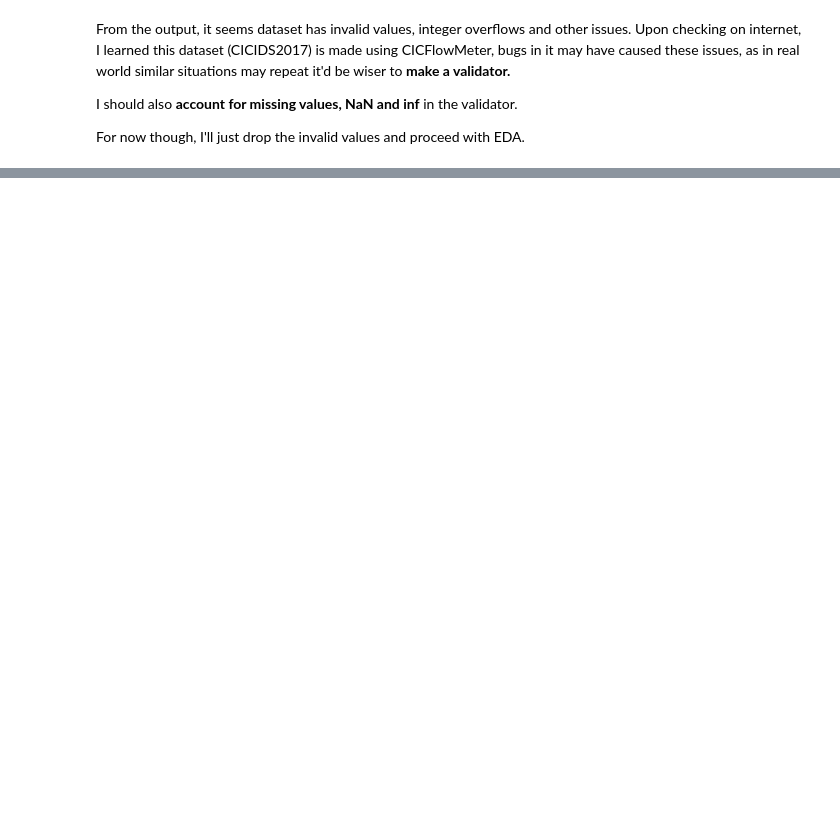
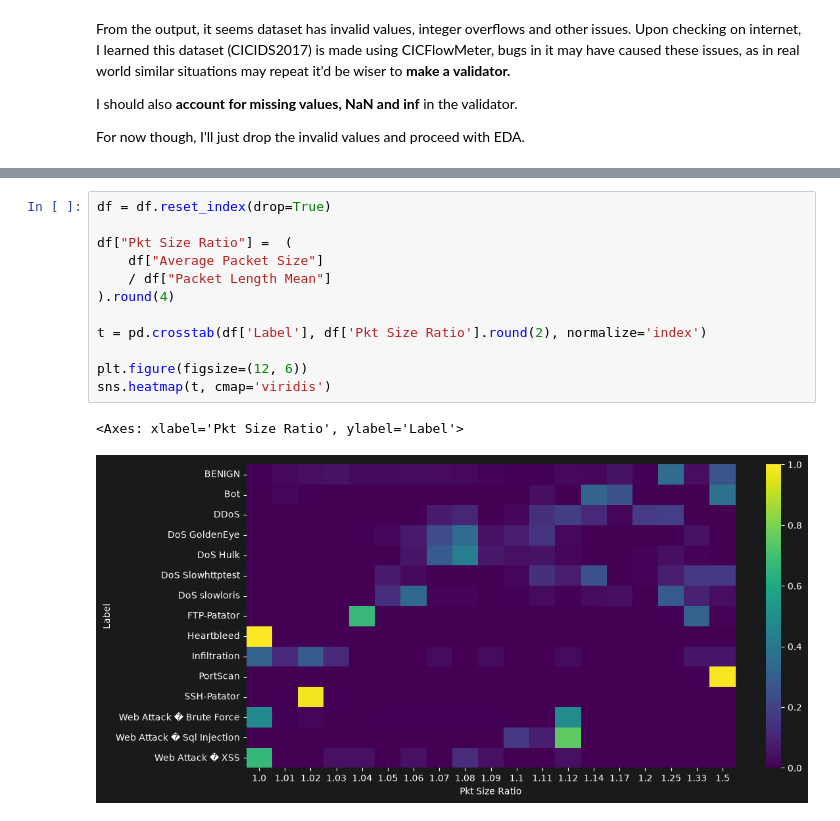
Before and after one commit to CoderHarshDew/Harsh_Dewangan_PBEL_3.0, a Jupyter notebook: notebooks/exploratory_data_analysis.ipynb, the cells around one changed output, grey strips where cells are left out. Drawn from its saved outputs; the diff is of its cells as text; blank space fills up the shorter version.

```diff
--- a/notebooks/exploratory_data_analysis.ipynb
+++ b/notebooks/exploratory_data_analysis.ipynb
@@ -150,0 +232,15 @@ For now though, I'll just drop the invalid values and proceed with EDA.
+# %%
+df = df.reset_index(drop=True)
+
+df["Pkt Size Ratio"] =  (
+    df["Average Packet Size"]
+    / df["Packet Length Mean"]
+).round(4)
+
+t = pd.crosstab(df['Label'], df['Pkt Size Ratio'].round(2), normalize='index')
+
+plt.figure(figsize=(12, 6))
+sns.heatmap(t, cmap='viridis')
+# %% [output]
+<Axes: xlabel='Pkt Size Ratio', ylabel='Label'>
+[figure, added]
```
Also changed, not shown: parts of 11 cells of this notebook, 1 other file.
